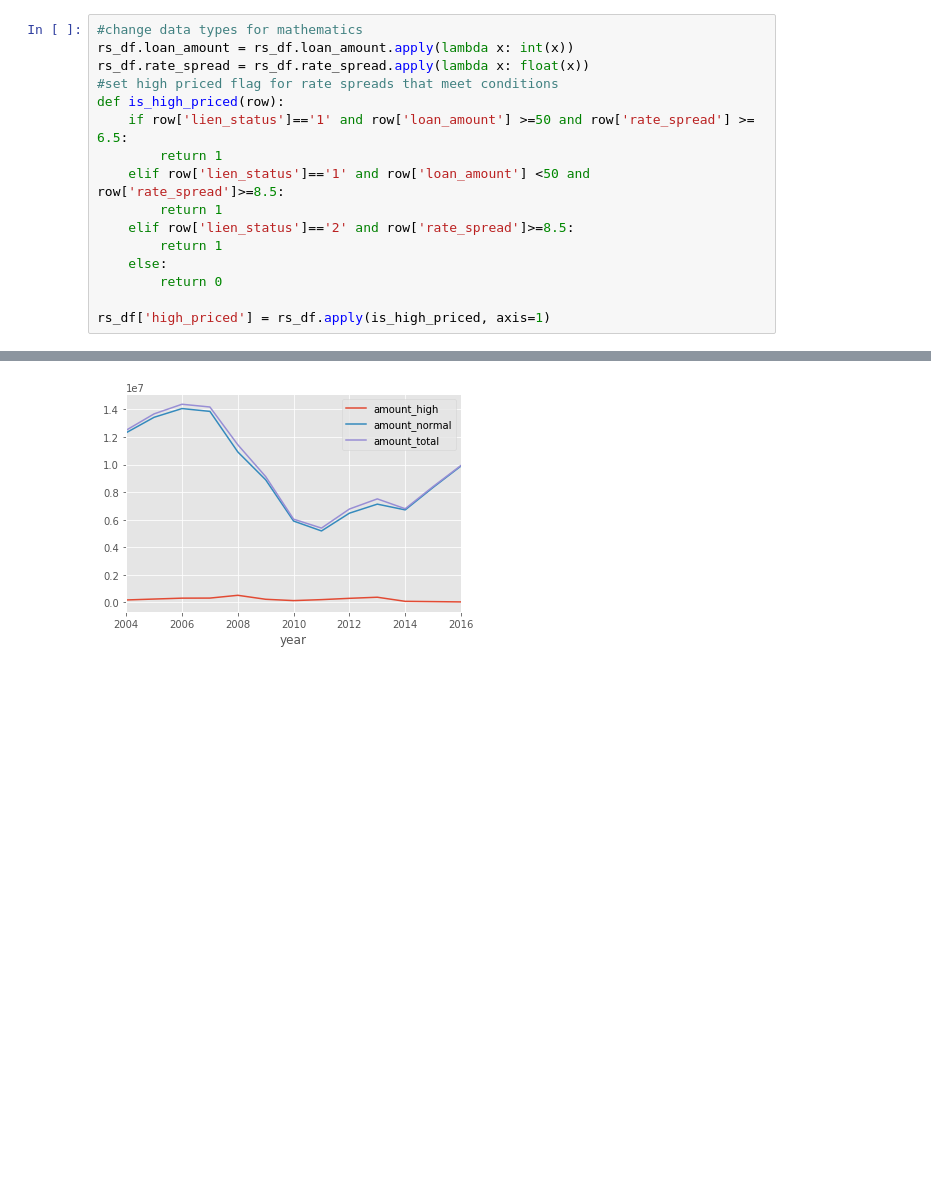
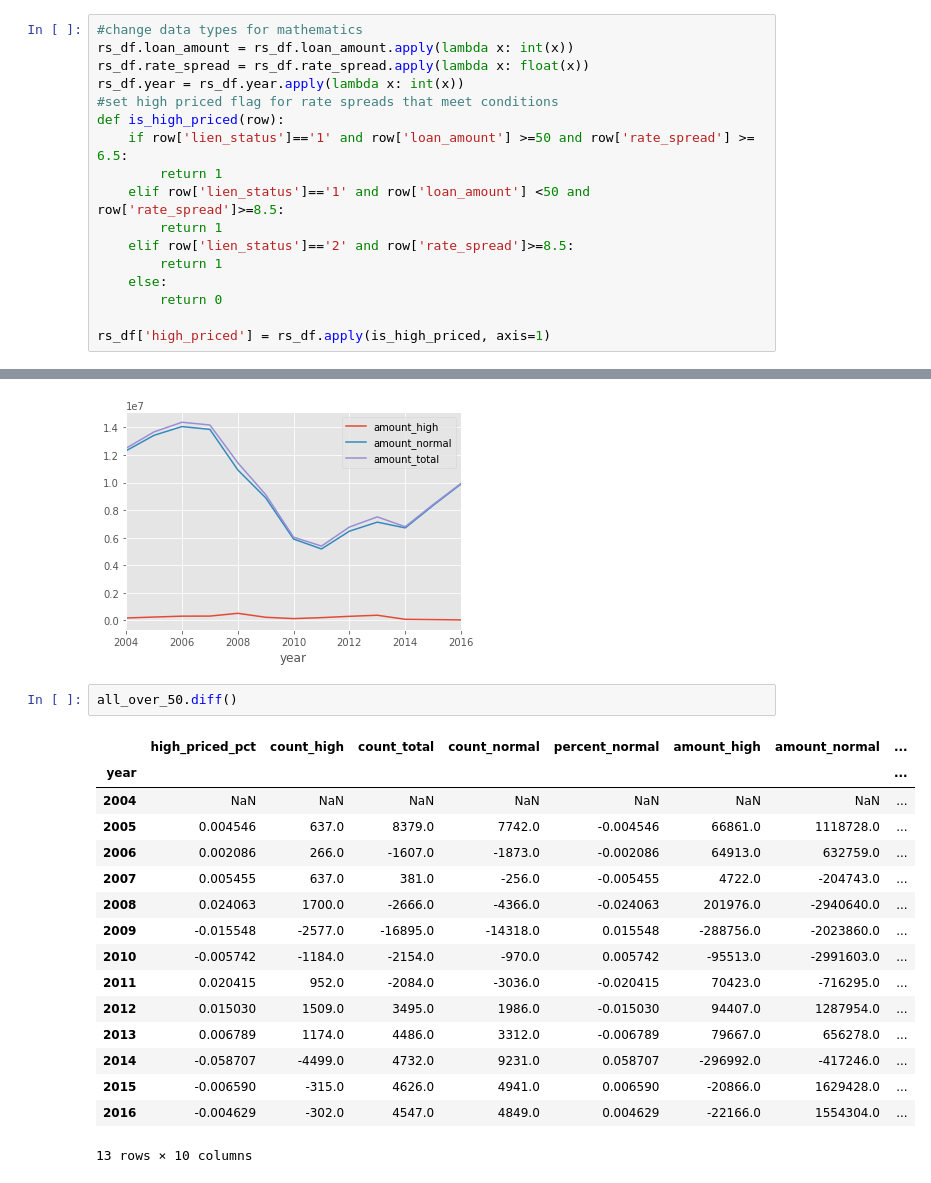
Before and after one commit to Kibrael/HMDA_rate_spread, a Jupyter notebook: python/rate_spread_explore.ipynb, the cells around one changed output, grey strips where cells are left out. Cells and saved outputs as stored; diff of their text form; blank space fills up the shorter version.

```diff
--- a/python/rate_spread_explore.ipynb
+++ b/python/rate_spread_explore.ipynb
@@ -88,6 +88,7 @@ rs_df = pd.read_csv("../output/base_data.csv", sep="|", dtype="object")
 #change data types for mathematics
 rs_df.loan_amount = rs_df.loan_amount.apply(lambda x: int(x))
 rs_df.rate_spread = rs_df.rate_spread.apply(lambda x: float(x))
+rs_df.year = rs_df.year.apply(lambda x: int(x))
 #set high priced flag for rate spreads that meet conditions
 def is_high_priced(row):
     if row['lien_status']=='1' and row['loan_amount'] >=50 and row['rate_spread'] >= 6.5:
@@ -290,3 +293,22 @@ all_over_50[['amount_high', 'amount_normal', 'amount_total']].plot()
 [figure]
 [figure]
 [figure]
+# %%
+all_over_50.diff()
+# %% [output]
+|  | high_priced_pct | count_high | count_total | count_normal | percent_normal | amount_high | amount_normal | ... |
+| year |  |  |  |  |  |  |  | ... |
+| 2004 | NaN | NaN | NaN | NaN | NaN | NaN | NaN | ... |
+| 2005 | 0.004546 | 637.0 | 8379.0 | 7742.0 | -0.004546 | 66861.0 | 1118728.0 | ... |
+| 2006 | 0.002086 | 266.0 | -1607.0 | -1873.0 | -0.002086 | 64913.0 | 632759.0 | ... |
+| 2007 | 0.005455 | 637.0 | 381.0 | -256.0 | -0.005455 | 4722.0 | -204743.0 | ... |
+| 2008 | 0.024063 | 1700.0 | -2666.0 | -4366.0 | -0.024063 | 201976.0 | -2940640.0 | ... |
+| 2009 | -0.015548 | -2577.0 | -16895.0 | -14318.0 | 0.015548 | -288756.0 | -2023860.0 | ... |
+| 2010 | -0.005742 | -1184.0 | -2154.0 | -970.0 | 0.005742 | -95513.0 | -2991603.0 | ... |
+| 2011 | 0.020415 | 952.0 | -2084.0 | -3036.0 | -0.020415 | 70423.0 | -716295.0 | ... |
+| 2012 | 0.015030 | 1509.0 | 3495.0 | 1986.0 | -0.015030 | 94407.0 | 1287954.0 | ... |
+| 2013 | 0.006789 | 1174.0 | 4486.0 | 3312.0 | -0.006789 | 79667.0 | 656278.0 | ... |
+| 2014 | -0.058707 | -4499.0 | 4732.0 | 9231.0 | 0.058707 | -296992.0 | -417246.0 | ... |
+| 2015 | -0.006590 | -315.0 | 4626.0 | 4941.0 | 0.006590 | -20866.0 | 1629428.0 | ... |
+| 2016 | -0.004629 | -302.0 | 4547.0 | 4849.0 | 0.004629 | -22166.0 | 1554304.0 | ... |
+13 rows × 10 columns
```
Also changed, not shown: parts of 4 cells of this notebook.
